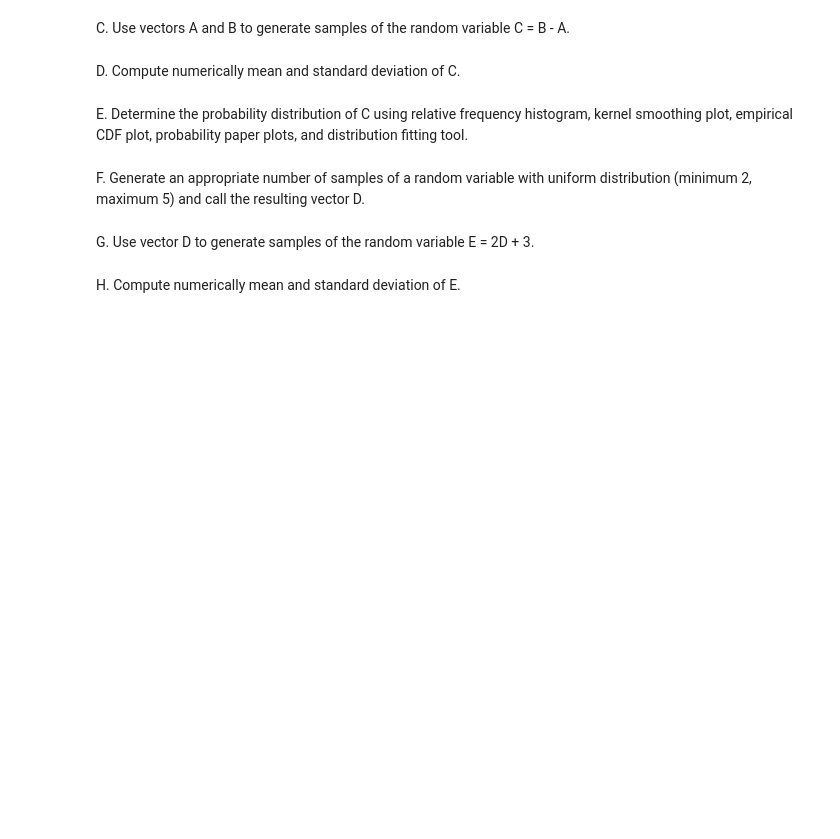
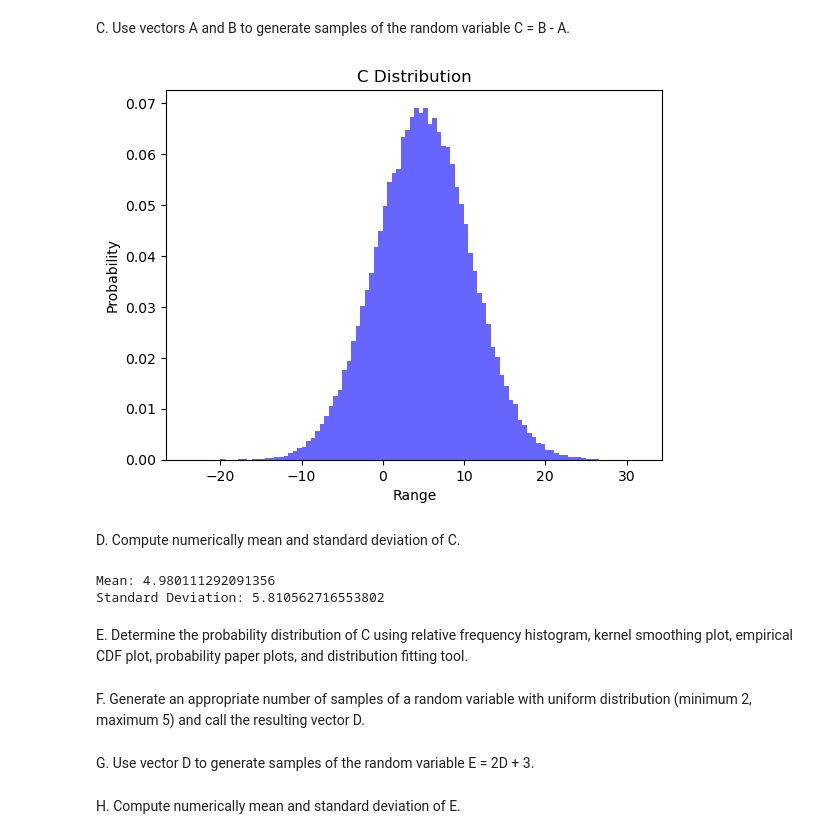
Before and after one commit to julia-ehlers/AREN-8940-infra-comm-resilience, a Jupyter notebook: homework-1.ipynb, the cells around one changed output. Cells and saved outputs as stored; diff of their text form; code cells hidden in the pictures; blank space fills up the shorter version.

```diff
--- a/homework-1.ipynb
+++ b/homework-1.ipynb
@@ -97,7 +131,30 @@ B. Generate an appropriate number of samples of a random variable with Gussian d
 # %% [markdown]
 C. Use vectors A and B to generate samples of the random variable C = B - A.
+# %%
+# Define C based on the values for B and A.
+C = B - A
+
+# Plot C to check.
+plt.hist(C, bins = 100, density = True, alpha = 0.6, color = 'b')
+plt.title('C Distribution')
+plt.ylabel('Probability')
+plt.xlabel('Range')
+plt.show()
+# %% [output]
+[figure, added]
 # %% [markdown]
 D. Compute numerically mean and standard deviation of C.
+# %%
+# Calculate mean and standard deviation for C.
+mean_C = np.average(C)
+std_dev_C = np.std(C)
+
+# Print out calculation results.
+print("Mean:", mean_C)
+print("Standard Deviation:", std_dev_C)
+# %% [output]
+Mean: 4.980111292091356
+Standard Deviation: 5.810562716553802
 # %% [markdown]
 E. Determine the probability distribution of C using relative frequency histogram, kernel smoothing plot, empirical CDF plot, probability paper plots, and distribution fitting tool.
 # %% [markdown]
```
Also changed, not shown: parts of 4 cells of this notebook.
